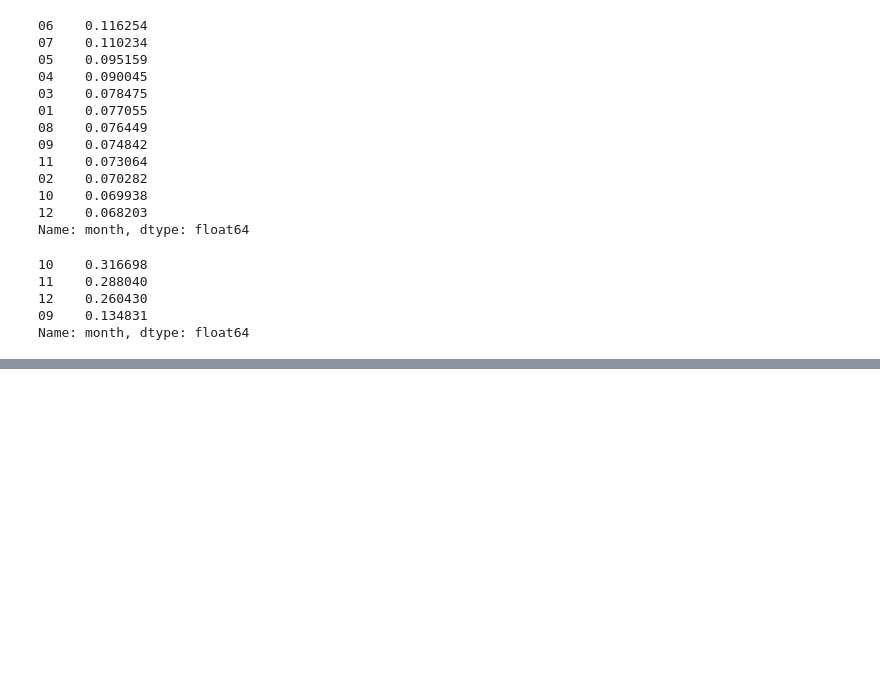
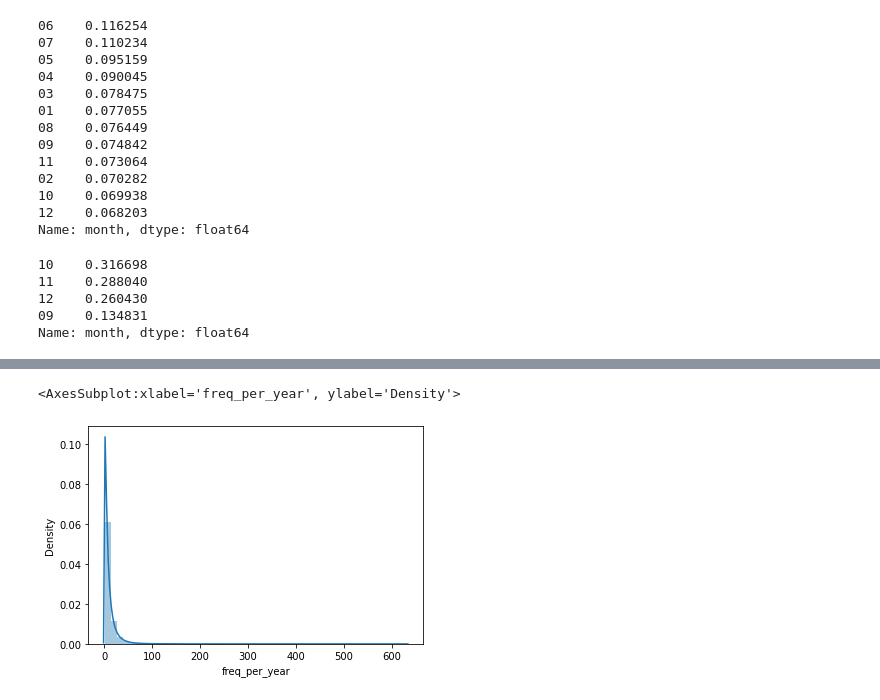
Before and after one commit to dljw/kaggle, a Jupyter notebook: h-m-eda.ipynb, the cells around one changed output, grey strips where cells are left out. Drawn from its saved outputs; the diff is of its cells as text; code cells hidden in the pictures; blank space fills up the shorter version.

```diff
--- a/h-m-eda.ipynb
+++ b/h-m-eda.ipynb
@@ -131,0 +215,5 @@ Name: year, dtype: int64
+# %%
+sns.distplot(df2['freq_per_year'])
+# %% [output]
+<AxesSubplot:xlabel='freq_per_year', ylabel='Density'>
+[figure, added]
```
Also changed, not shown: parts of 25 cells of this notebook, 1 other file.
